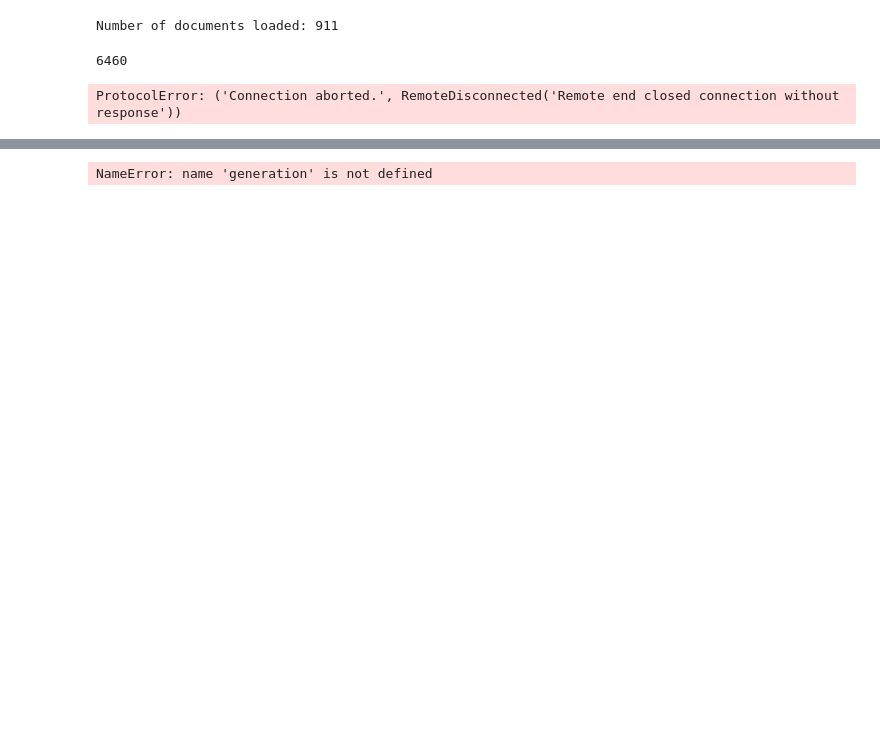
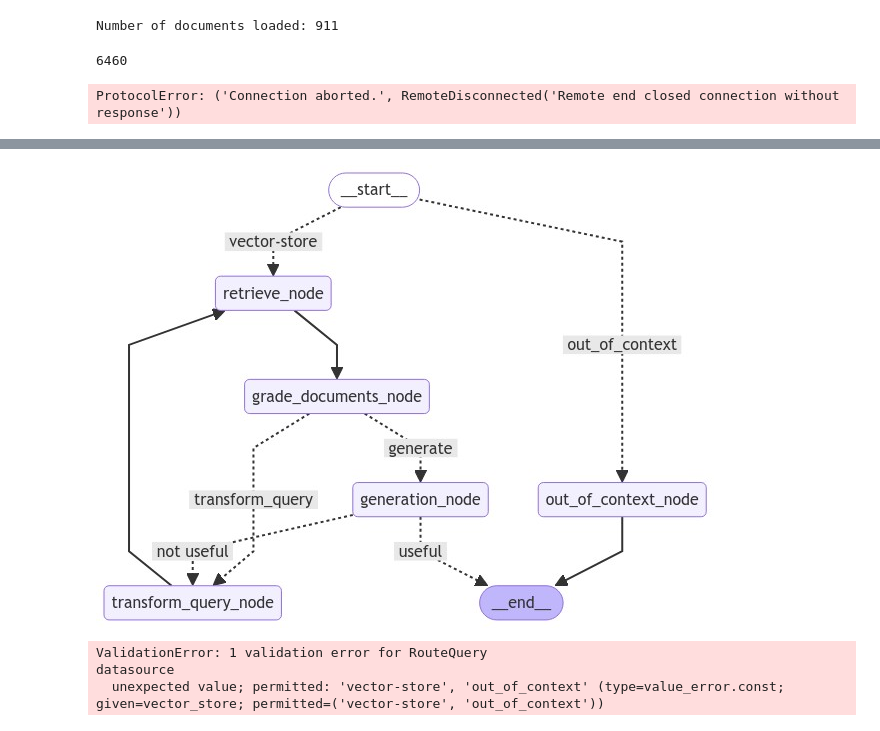
Before and after one commit to MridulHu/CuraSphere, a Jupyter notebook: Notebooks/exp_chatbot.ipynb, the cells around one changed output, grey strips where cells are left out. Cells and saved outputs as stored; diff of their text form; code cells hidden in the pictures; blank space fills up the shorter version.

```diff
--- a/Notebooks/exp_chatbot.ipynb
+++ b/Notebooks/exp_chatbot.ipynb
@@ -102,7 +102,7 @@ retriever.invoke("fever")
 # %%
 from typing import TypedDict
 class GraphState(TypedDict):
-  questions : str
+  question : str
   documents : list[str]
   generation : str
 # %%
@@ -163,6 +163,16 @@ def AnswerGrader(state):
         return "useful"
     else:
         return "not useful"
+# %%
+def generation(state):
+    question = state["question"]
+    docs = state["documents"]
+
+    prompt = hub.pull("rlm/rag-prompt", api_key = LANGCHAIN_API_KEY)
+    rag_chain = prompt | llm | StrOutputParser()
+    generated_text = rag_chain.invoke({"context": docs, "question": question})
+    # state["generation"] = generated_text
+    return {"documents": docs, "question": question, "generation": generated_text}
 # %%
 def Grade_Docs(state):
     question = state["question"]
@@ -262,5 +272,30 @@ workflow.add_conditional_edges("generation_node", AnswerGrader,{
     "useful" : END,
     "not useful" : "transform_query_node"
 })
+
+app = workflow.compile()
-# %% [output]
-NameError: name 'generation' is not defined
+# %%
+from IPython.display import Image, display
+
+try:
+    display(Image(app.get_graph().draw_mermaid_png()))
+except Exception:
+    pass
+# %% [output]
+[figure, added]
+# %%
+from pprint import pprint
+inputs = {
+    "question": "What to do fever?"
+}
+for output in app.stream(inputs):
+    for key, value in output.items():
+        pprint(f"Node '{key}':")
+    pprint("\n---\n")
+
+# Final generation
+pprint(value["generation"])
+# %% [output]
+ValidationError: 1 validation error for RouteQuery
+datasource
+  unexpected value; permitted: 'vector-store', 'out_of_context' (type=value_error.const; given=vector_store; permitted=('vector-store', 'out_of_context'))
```
Also changed, not shown: parts of 1 cell of this notebook.
